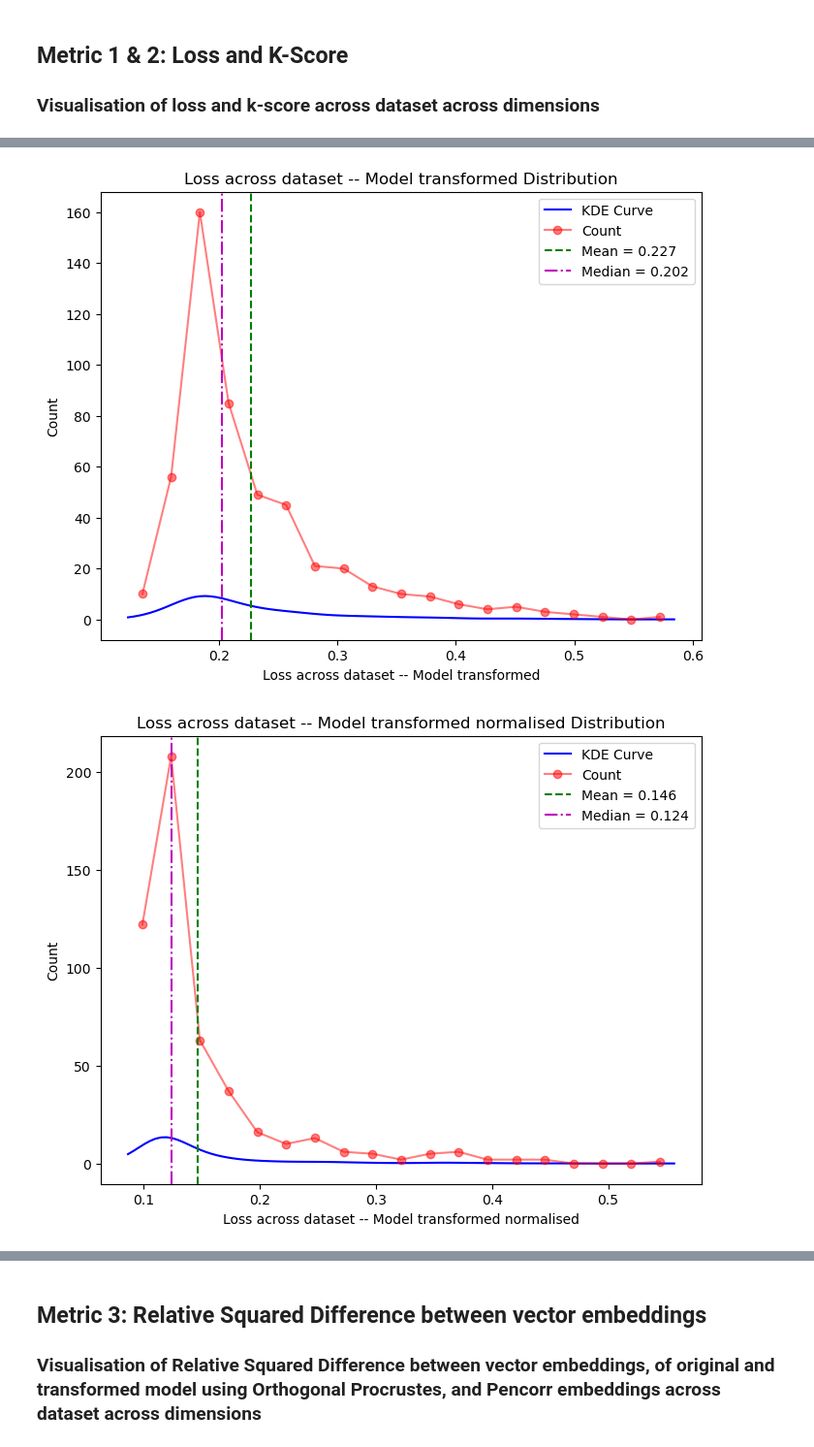
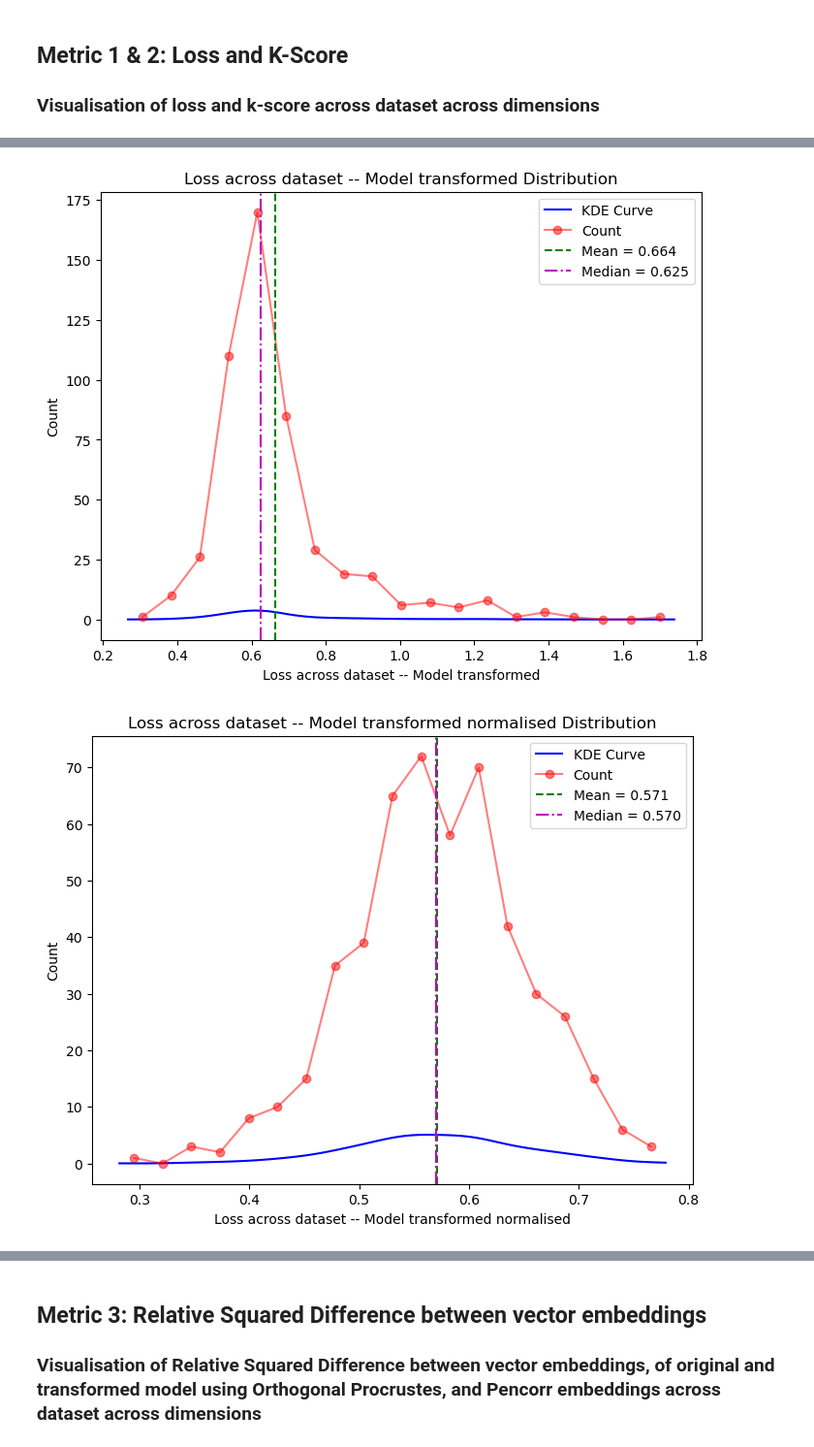
Before and after one commit to nuagetsu/VecRepV3, a Jupyter notebook: evaluation/test_mnist.ipynb, the cells around one changed output, grey strips where cells are left out. Shown: that part at 97% size. Saved outputs shown, nothing was run; the diff lists cells and outputs as text; code cells hidden in the pictures.

```diff
--- a/evaluation/test_mnist.ipynb
+++ b/evaluation/test_mnist.ipynb
@@ -545,9 +545,9 @@ for dim in dimensions:
     print(f"For dimension {dim}")
     embeddingType = f"pencorr_{dim}"
 
-    model = models.SimpleCNN4_CBAM(dimensions=dim, padding_mode='circular').to(device)
+    model = models.SimpleCNN6(dimensions=dim, padding_mode='circular').to(device)
     model.load_state_dict(torch.load(os.path.join(os.path.abspath("../../VecRepV3"), model_directory,
-                     f'best_model_MNIST_{imageType}_{dim}d_convlayer3_SimpleCNN4_CBAM.pt'), weights_only=True, map_location=torch.device('cpu')))
+                     f'best_model_MNIST_{imageType}_{dim}d_convlayer5_SimpleCNN6.pt'), weights_only=True, map_location=torch.device('cpu')))
 
     model.eval()
 
@@ -666,3 +666,3 @@ NCC Interval            Average Loss
-[figure, old version]
+[figure, new version]
-[figure, old version]
+[figure, new version]
 [figure]
```
Also changed, not shown: parts of 1 cell of this notebook, 6 other files.
